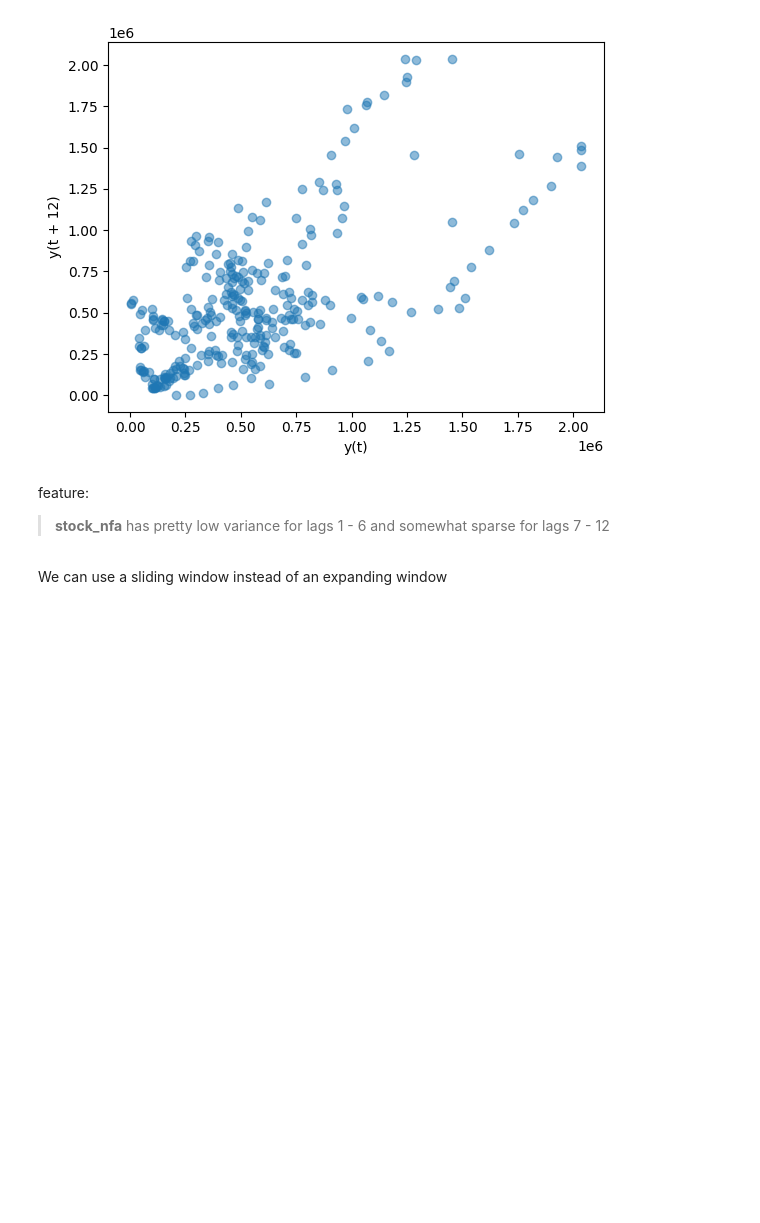
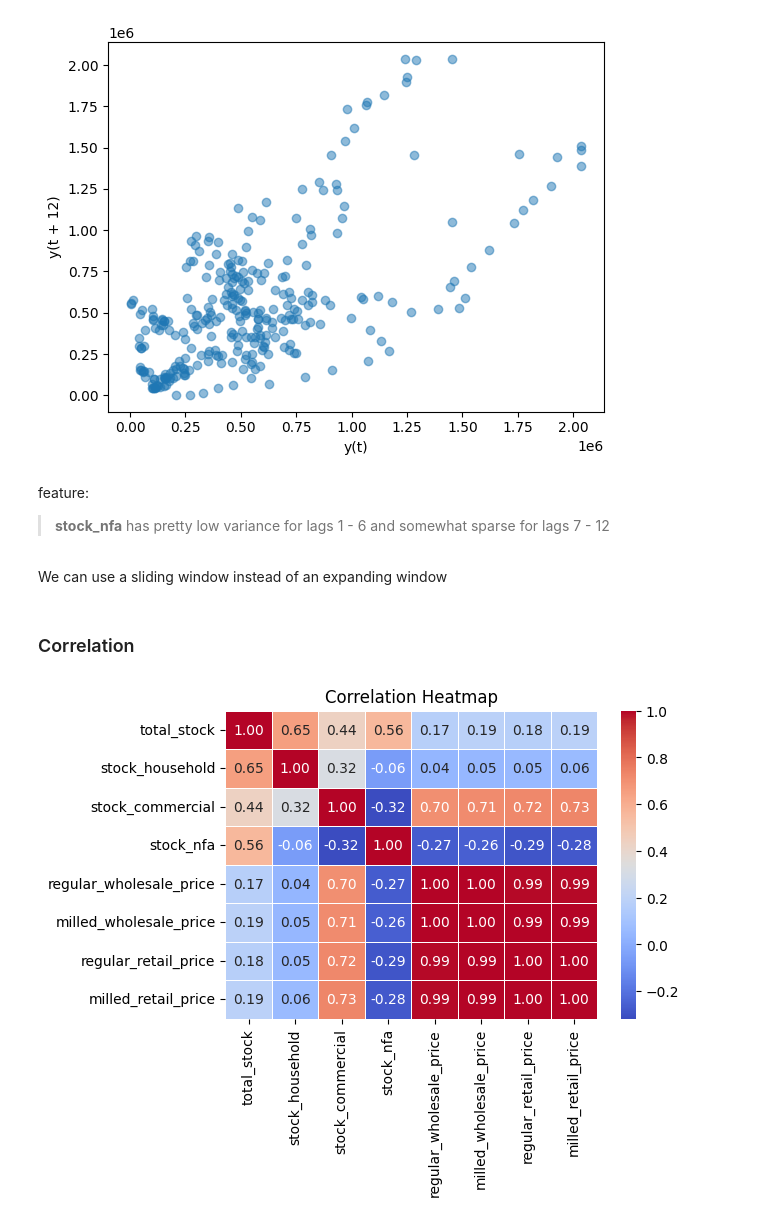
Before and after one commit to emmanresu/Thesis-Keras, a Jupyter notebook: EDA_rice_stocks.ipynb, the cells around one changed output. Cells and saved outputs as stored; diff of their text form; code cells hidden in the pictures; blank space fills up the shorter version.

Commit message:
added a correlation matrix

```diff
--- a/EDA_rice_stocks.ipynb
+++ b/EDA_rice_stocks.ipynb
@@ -94,3 +95,15 @@ feature:
 > **stock_nfa** has pretty low variance for lags 1 - 6 and somewhat sparse for lags 7 - 12
 # %% [markdown]
 We can use a sliding window instead of an expanding window
+# %% [markdown]
+### Correlation
+# %%
+corr_matrix = data.corr()
+
+# Create the plot
+plt.figure(figsize=(6,  4))
+sns.heatmap(corr_matrix, annot=True, cmap='coolwarm', fmt=".2f", linewidths=0.5)
+plt.title('Correlation Heatmap')
+plt.show('correlation_plot.png')
+# %% [output]
+[figure, added]
```
Also changed, not shown: parts of 5 cells of this notebook.
